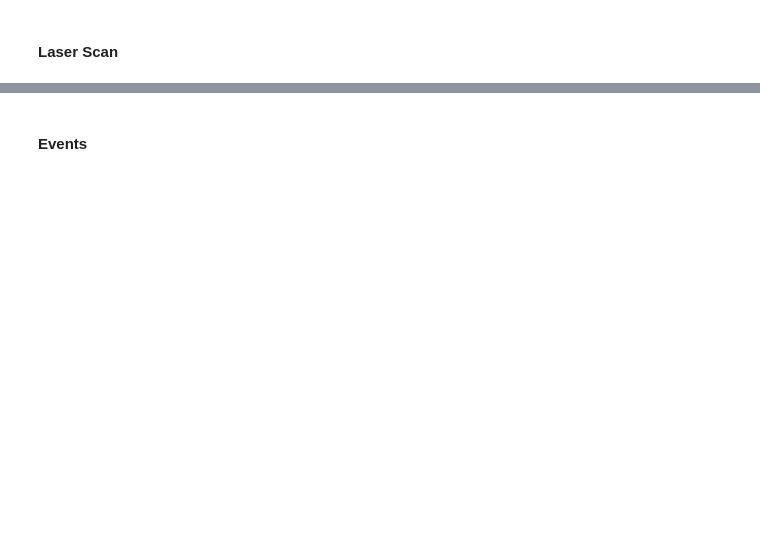
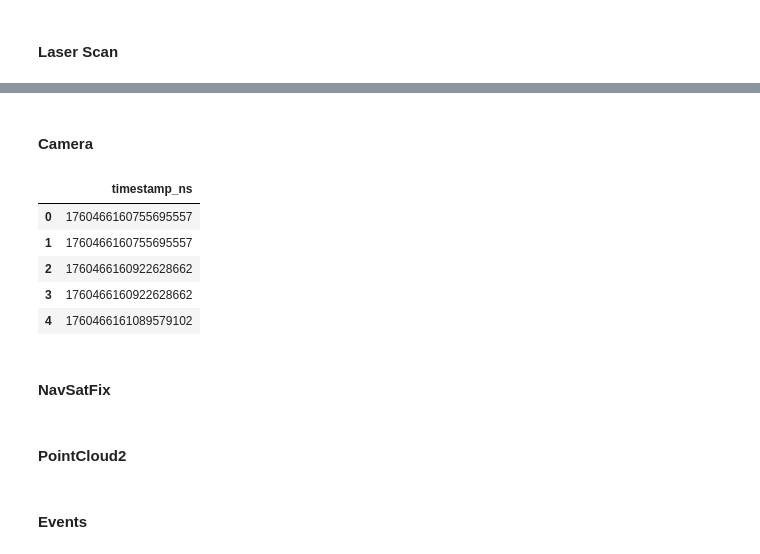
Before and after one commit to william-mx/foxflow, a Jupyter notebook: examples/01_quickstart.ipynb, the cells around one changed output, grey strips where cells are left out. Drawn from its saved outputs; the diff is of its cells as text; code cells hidden in the pictures; blank space fills up the shorter version.

```diff
--- a/examples/01_quickstart.ipynb
+++ b/examples/01_quickstart.ipynb
@@ -63,25 +60,37 @@ df_scan.head()
 row = df_scan.iloc[0]
 
 # ranges
-r = np.array(row["ranges"])
+rng = np.array(row["ranges"])
 
 # angles (rad → deg)
 theta = np.degrees(
     np.linspace(
         row["angle_min"],
         row["angle_max"],
-        num=len(r),
+        num=len(rng),
         endpoint=False
     )
 )
 
 # polar scatter with range as color
 fig = px.scatter_polar(
-    r=r,
+    r=rng,
     theta=theta,
-    color=r,                 # distance → color
+    color=rng,                 # distance → color
     color_continuous_scale="Viridis",
     labels={"color": "range [m]"},
 )
 
 fig.show()
+# %% [markdown]
+#### Camera
+# %%
+df_info = r.select_recording_by_name('testfile')
+df_cam, images = r.read_topic('/camera/camera/color/image_raw', return_images=True)
+# %% [output]
+|  | timestamp_ns |
+| 0 | 1760466160755695557 |
+| 1 | 1760466160755695557 |
+| 2 | 1760466160922628662 |
+| 3 | 1760466160922628662 |
+| 4 | 1760466161089579102 |
@@ -87,0 +100,2 @@ fig.show()
+# %% [markdown]
+#### NavSatFix
@@ -87,0 +113,2 @@ fig.show()
+# %% [markdown]
+#### PointCloud2
```
Also changed, not shown: parts of 9 cells of this notebook.
